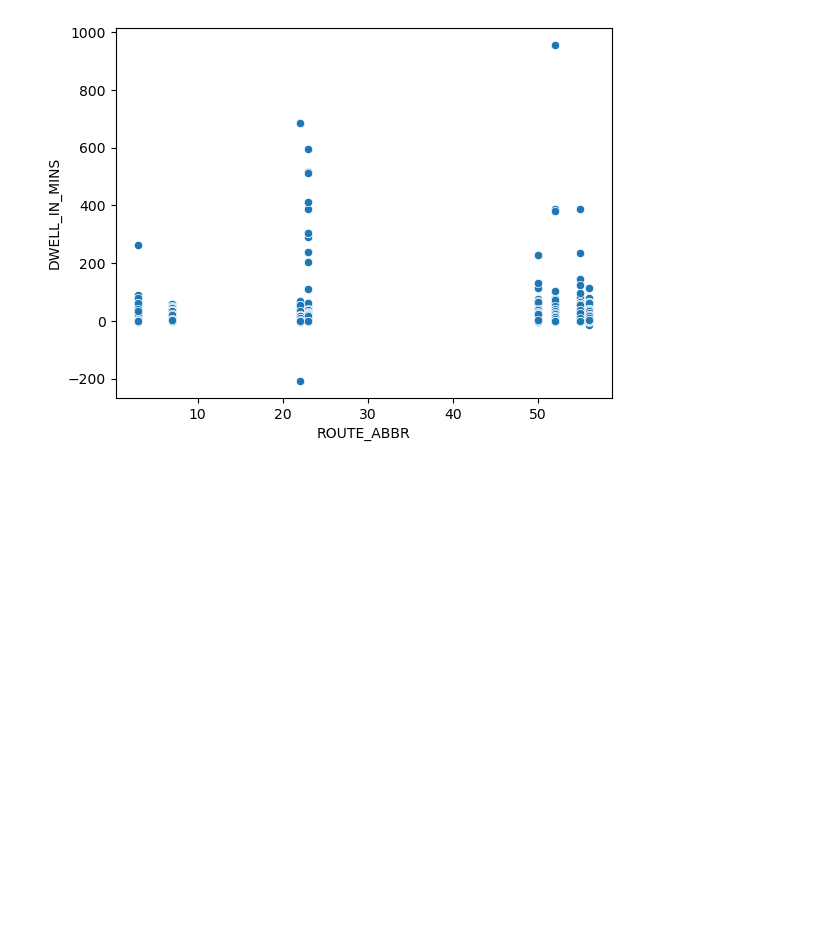
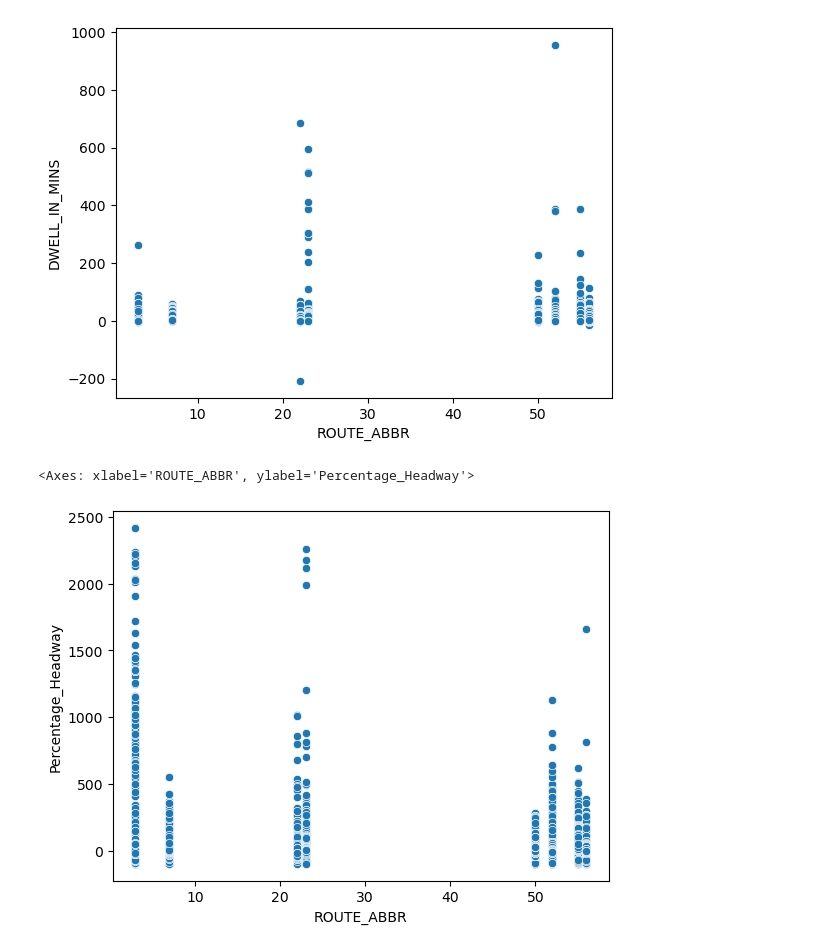
Before and after one commit to NSS-Data-Analytics-Cohort-12/wego-python-da12-pumpkin-py-latte, a Jupyter notebook: WeGo.ipynb, the cells around one changed output. Drawn from its saved outputs; the diff is of its cells as text; code cells hidden in the pictures; blank space fills up the shorter version.

Commit message:
Project

```diff
--- a/WeGo.ipynb
+++ b/WeGo.ipynb
@@ -122,6 +229,15 @@ sns.scatterplot(x=wego["ROUTE_ABBR"], y=wego["DWELL_IN_MINS"])
 # %% [output]
 <Axes: xlabel='ROUTE_ABBR', ylabel='DWELL_IN_MINS'>
 [figure]
+# %%
+import seaborn as sns
+wego = pd.read_csv("C:\\DA12\\Projects\\Python\\Projects\\wego-python-da12-pumpkin-py-latte\\data\\Headway Data, 8-1-2023 to 9-30-2023.csv")
+wego['Percentage_Headway'] = wego['HDWY_DEV'] / wego['SCHEDULED_HDWY'] * 100
+# use the function scatterplot() to make a scatterplot
+sns.scatterplot(x=wego['ROUTE_ABBR'], y=wego['Percentage_Headway'])
+# %% [output]
+<Axes: xlabel='ROUTE_ABBR', ylabel='Percentage_Headway'>
+[figure, added]
 # %%
 ### Route Abbreviations Key ###
 3: West End
```
Also changed, not shown: parts of 17 cells of this notebook.
